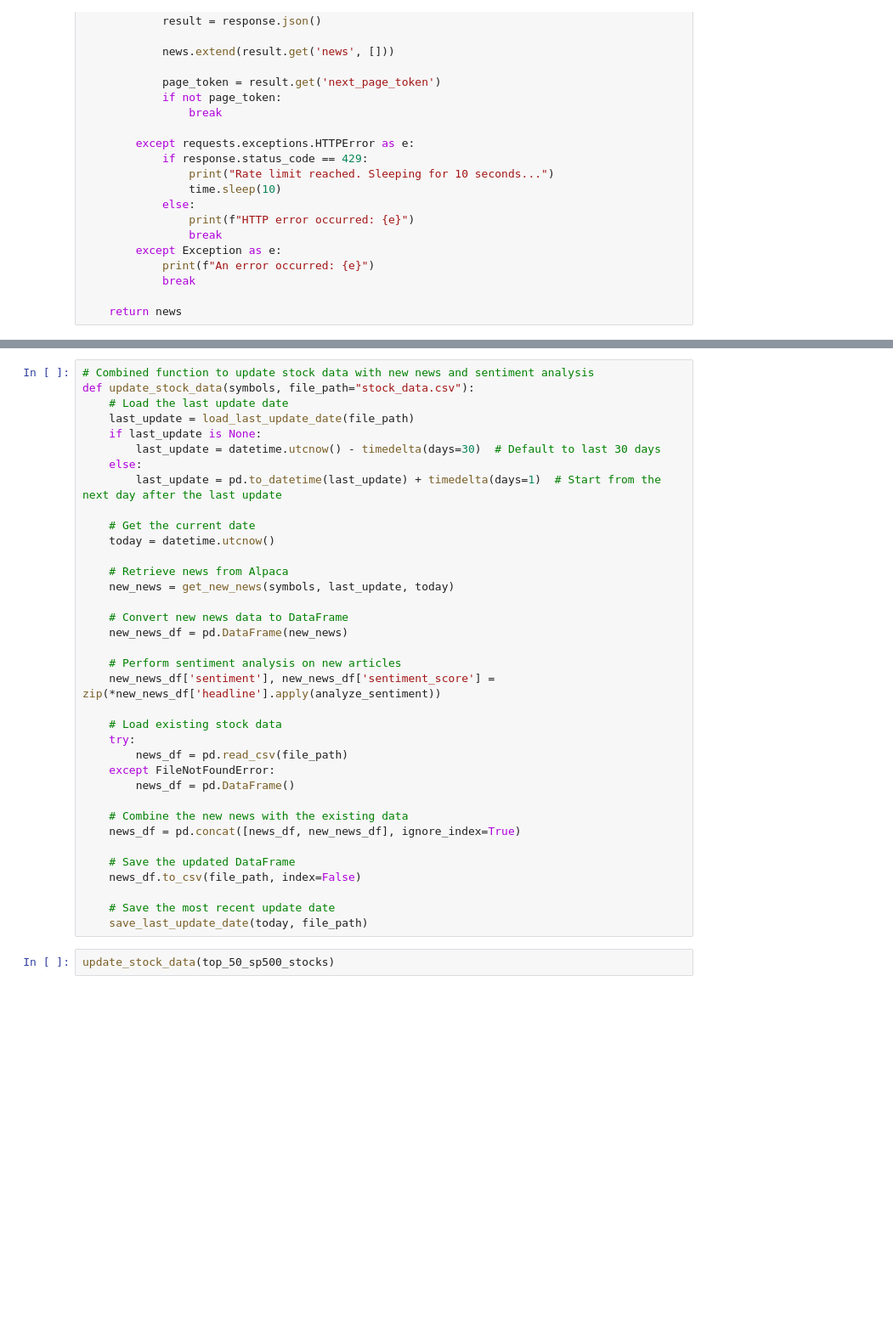
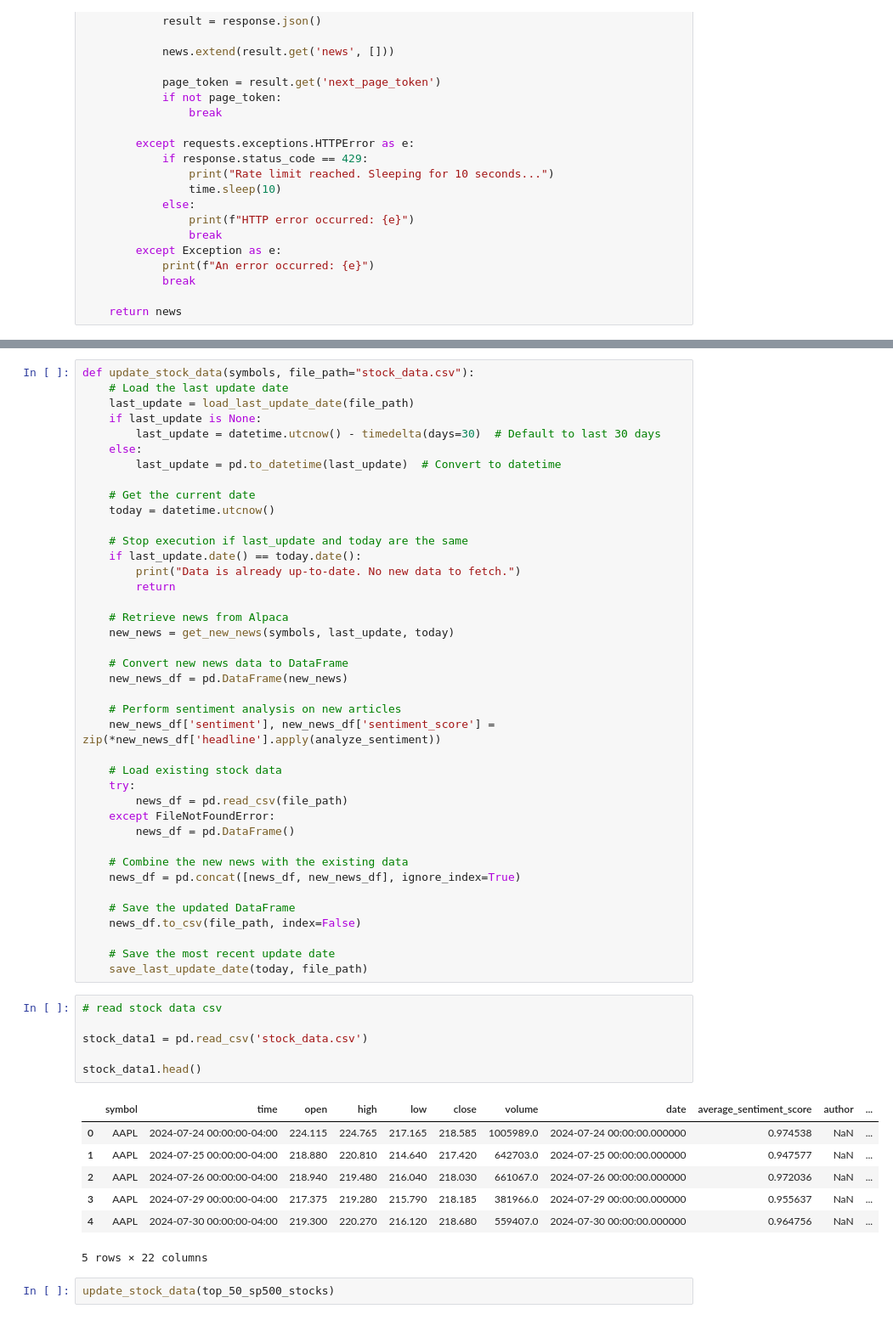
Before and after one commit to rsm-nshuckerow/PaperTrade, a Jupyter notebook: Project_Draft.ipynb, the cells around one changed output, grey strips where cells are left out. Shown: that part at 85% size. Drawn from its saved outputs; the diff is of its cells as text; blank space fills up the shorter version.

```diff
--- a/Project_Draft.ipynb
+++ b/Project_Draft.ipynb
@@ -451,15 +480,19 @@ def get_new_news(symbols, start_date, end_date):
 # %%
-# Combined function to update stock data with new news and sentiment analysis
 def update_stock_data(symbols, file_path="stock_data.csv"):
     # Load the last update date
     last_update = load_last_update_date(file_path)
     if last_update is None:
         last_update = datetime.utcnow() - timedelta(days=30)  # Default to last 30 days
     else:
-        last_update = pd.to_datetime(last_update) + timedelta(days=1)  # Start from the next day after the last update
+        last_update = pd.to_datetime(last_update)  # Convert to datetime
 
     # Get the current date
     today = datetime.utcnow()
+
+    # Stop execution if last_update and today are the same
+    if last_update.date() == today.date():
+        print("Data is already up-to-date. No new data to fetch.")
+        return
 
     # Retrieve news from Alpaca
     new_news = get_new_news(symbols, last_update, today)
@@ -484,5 +517,19 @@ def update_stock_data(symbols, file_path="stock_data.csv"):
 
     # Save the most recent update date
     save_last_update_date(today, file_path)
+# %%
+# read stock data csv
+
+stock_data1 = pd.read_csv('stock_data.csv')
+
+stock_data1.head()
+# %% [output]
+|  | symbol | time | open | high | low | close | volume | date | average_sentiment_score | author | ... |
+| 0 | AAPL | 2024-07-24 00:00:00-04:00 | 224.115 | 224.765 | 217.165 | 218.585 | 1005989.0 | 2024-07-24 00:00:00.000000 | 0.974538 | NaN | ... |
+| 1 | AAPL | 2024-07-25 00:00:00-04:00 | 218.880 | 220.810 | 214.640 | 217.420 | 642703.0 | 2024-07-25 00:00:00.000000 | 0.947577 | NaN | ... |
+| 2 | AAPL | 2024-07-26 00:00:00-04:00 | 218.940 | 219.480 | 216.040 | 218.030 | 661067.0 | 2024-07-26 00:00:00.000000 | 0.972036 | NaN | ... |
+| 3 | AAPL | 2024-07-29 00:00:00-04:00 | 217.375 | 219.280 | 215.790 | 218.185 | 381966.0 | 2024-07-29 00:00:00.000000 | 0.955637 | NaN | ... |
+| 4 | AAPL | 2024-07-30 00:00:00-04:00 | 219.300 | 220.270 | 216.120 | 218.680 | 559407.0 | 2024-07-30 00:00:00.000000 | 0.964756 | NaN | ... |
+5 rows × 22 columns
 # %%
 update_stock_data(top_50_sp500_stocks)
```
Also changed, not shown: parts of 9 cells of this notebook, 2 other files.
